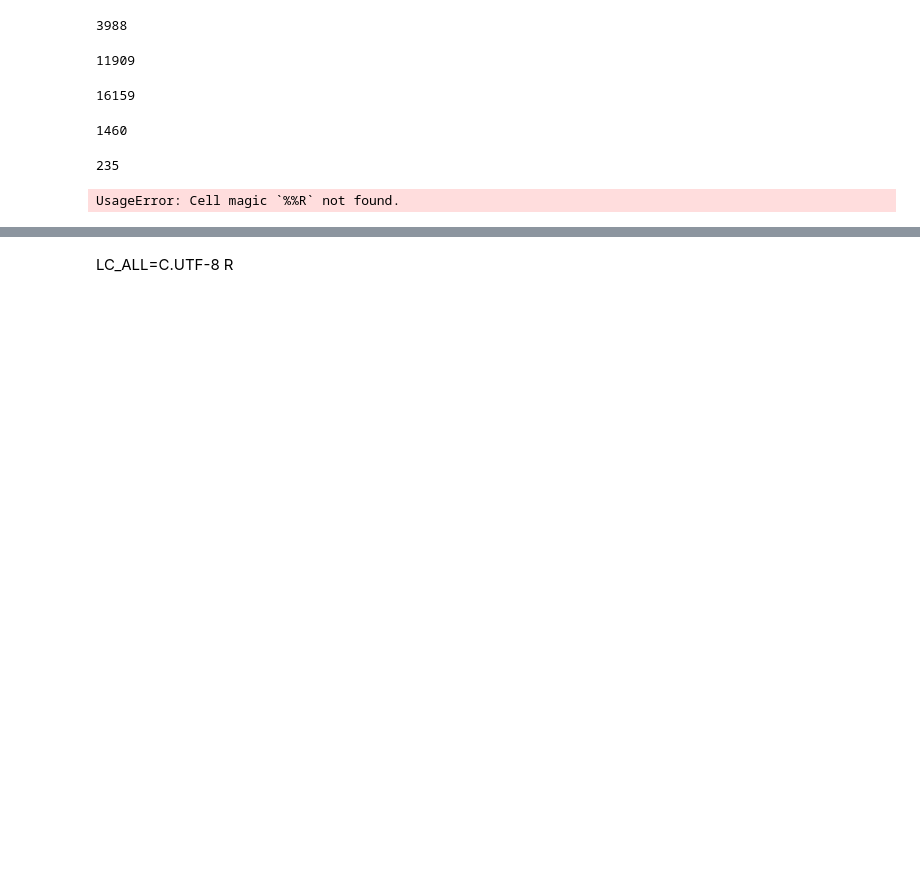
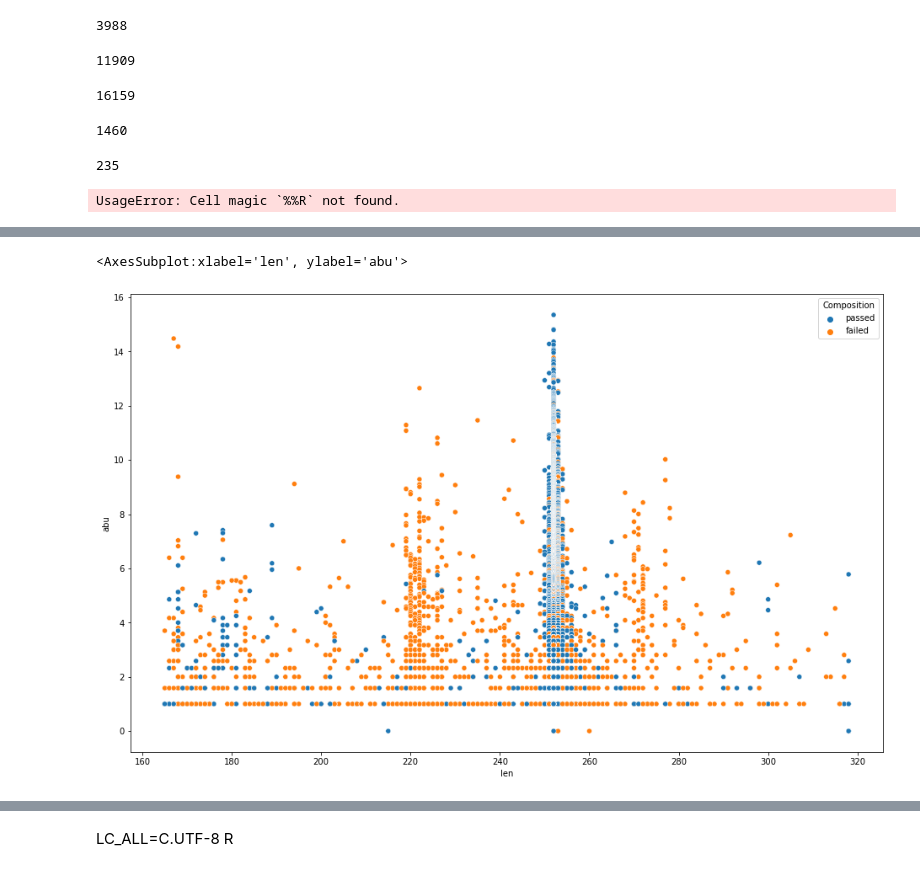
Before and after one commit to crabron/ARRIAM, a Jupyter notebook: align.ipynb, the cells around one changed output, grey strips where cells are left out. Cells and saved outputs as stored; diff of their text form; code cells hidden in the pictures; blank space fills up the shorter version.

```diff
--- a/align.ipynb
+++ b/align.ipynb
@@ -238,0 +253,6 @@ UsageError: Cell magic `%%R` not found.
+# %%
+df_otus = pd.read_csv("otu_table.txt", delimiter='\t')
+abundance = df_otus.sum(axis=1).tolist()
+Id = df_filt.Id.tolist()
+Kin = df_mix.Kingdom.tolist()
+df_ill = pd.DataFrame({'len':sizes, 'abu':[math.log(x, 2) for x in abundance] ,'kin':Kin})
@@ -238,0 +273,4 @@ UsageError: Cell magic `%%R` not found.
+# %%
+df_mix['len'] = sizes
+df_mix['abu'] = [math.log(x, 2) for x in abundance]
+df_mix
@@ -238,0 +291,11 @@ UsageError: Cell magic `%%R` not found.
+# %%
+plt.figure(figsize=(16, 10))
+sns.scatterplot(
+    data=df_mix,
+    x='len',
+    y='abu',
+    hue='Composition'
+)
+# %% [output]
+<AxesSubplot:xlabel='len', ylabel='abu'>
+[figure, added]
```
Also changed, not shown: parts of 12 cells of this notebook.
